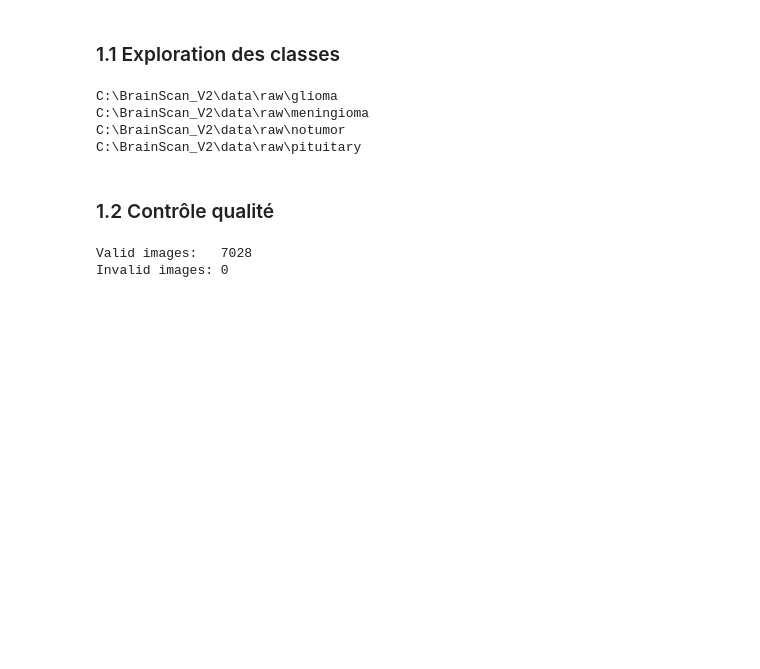
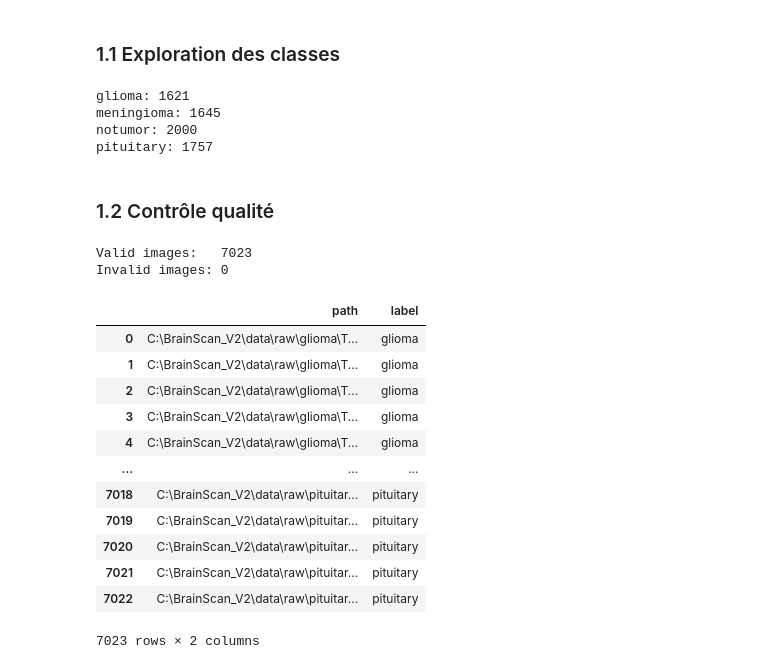
Before and after one commit to abdoelhadere-bit/BrainScan-V2, a Jupyter notebook: notebook/note.ipynb, the cells around one changed output. Cells and saved outputs as stored; diff of their text form; code cells hidden in the pictures; blank space fills up the shorter version.

```diff
--- a/notebook/note.ipynb
+++ b/notebook/note.ipynb
@@ -26,35 +27,49 @@ classes = sorted(c for c in DATA_DIR.iterdir() if c.is_dir())
 classes
 for c in classes:
     count = len(list(c.iterdir()))
-    # print(f"{c.name}: {count}")
+    print(f"{c.name}: {count}")
 
-for class_path in classes:
-    print(class_path)
+# for class_path in classes:
+#     print(class_path)
 # %% [output]
-C:\BrainScan_V2\data\raw\glioma
-C:\BrainScan_V2\data\raw\meningioma
-C:\BrainScan_V2\data\raw\notumor
-C:\BrainScan_V2\data\raw\pituitary
+glioma: 1621
+meningioma: 1645
+notumor: 2000
+pituitary: 1757
 # %% [markdown]
 ### 1.2 Contrôle qualité
 # %%
 valid, invalid = [], []
 
 for class_Path in classes:
 
-    for file in class_path.iterdir():
+    for file in class_Path.iterdir():
         if file.suffix.lower() not in IMG_EXT :
             invalid.append((str(file), "bad extension"))
             continue
         try:
             img = cv2.imread(file)
             valid.append((str(file), class_Path.name))
         except Exception as e:
             invalid.append((str(file), f"corrupted: {e}"))
 
-df = pd.DataFrame(valid, columns=["path", "label"])
+df = pd.DataFrame(valid, columns=['path', 'label'])
 print(f"Valid images:   {len(df)}")
 print(f"Invalid images: {len(invalid)}")
+df
 # %% [output]
-Valid images:   7028
+Valid images:   7023
 Invalid images: 0
+|  | path | label |
+| 0 | C:\BrainScan_V2\data\raw\glioma\T... | glioma |
+| 1 | C:\BrainScan_V2\data\raw\glioma\T... | glioma |
+| 2 | C:\BrainScan_V2\data\raw\glioma\T... | glioma |
+| 3 | C:\BrainScan_V2\data\raw\glioma\T... | glioma |
+| 4 | C:\BrainScan_V2\data\raw\glioma\T... | glioma |
+| ... | ... | ... |
+| 7018 | C:\BrainScan_V2\data\raw\pituitar... | pituitary |
+| 7019 | C:\BrainScan_V2\data\raw\pituitar... | pituitary |
+| 7020 | C:\BrainScan_V2\data\raw\pituitar... | pituitary |
+| 7021 | C:\BrainScan_V2\data\raw\pituitar... | pituitary |
+| 7022 | C:\BrainScan_V2\data\raw\pituitar... | pituitary |
+7023 rows × 2 columns
```
Also changed, not shown: parts of 3 cells of this notebook.
